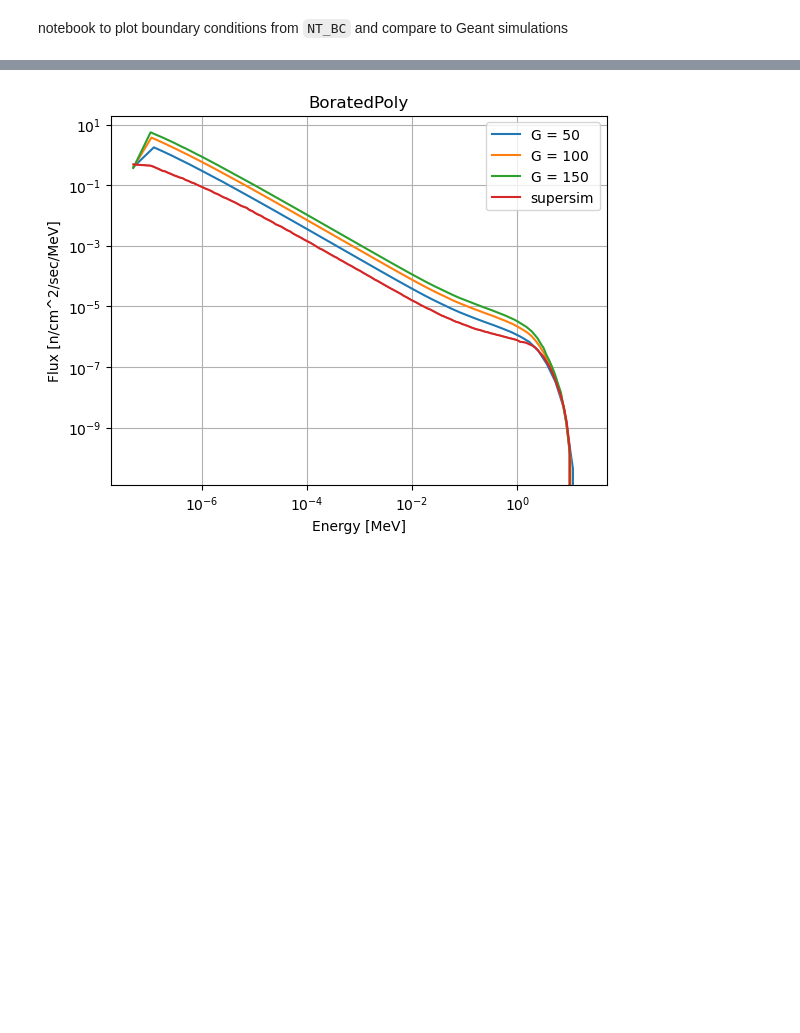
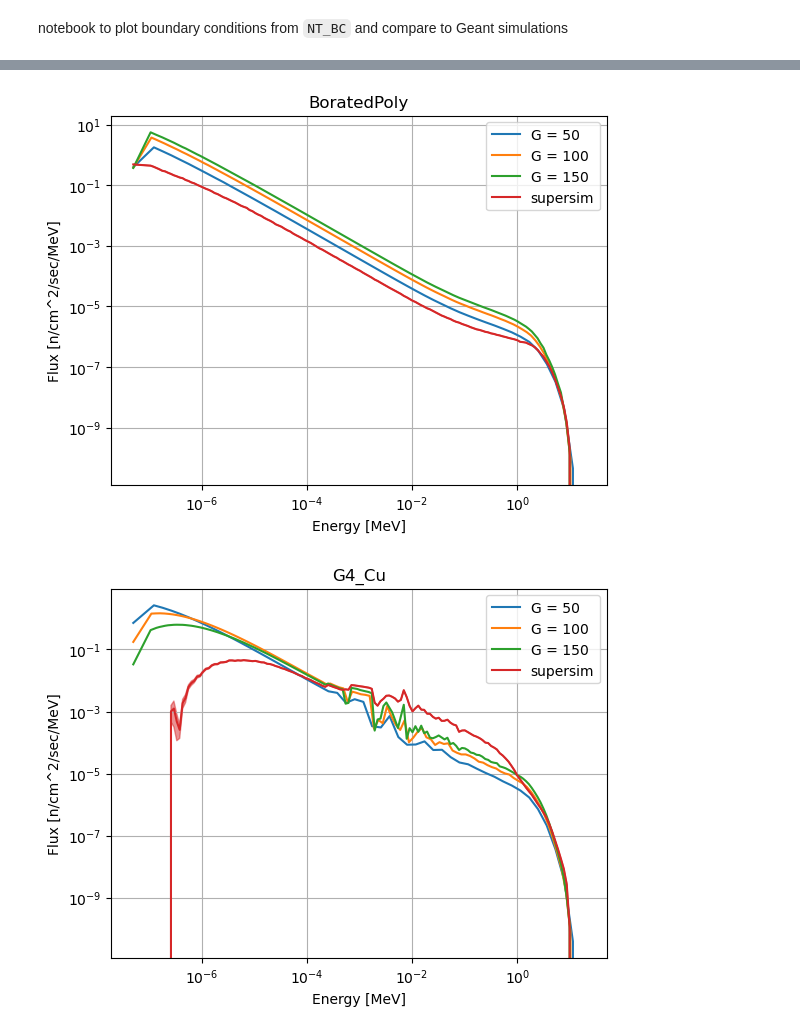
Before and after one commit to villano-lab/ntransporter, a Jupyter notebook: boundary_conditions/plotting_bc.ipynb, the cells around one changed output, grey strips where cells are left out. Cells and saved outputs as stored; diff of their text form; code cells hidden in the pictures; blank space fills up the shorter version.

```diff
--- a/boundary_conditions/plotting_bc.ipynb
+++ b/boundary_conditions/plotting_bc.ipynb
@@ -43,7 +47,8 @@ Gs = {'Norite': (50, 100, 150),
       'G4_Si': (50, 100, 200),
       'G4_Pb': (50, 150, 250),
       'G4_POLYETHYLENE': (50, 100, 150),
-      'BoratedPoly': (50, 100, 150)}
+      'BoratedPoly': (50, 100, 150),
+      'G4_Cu': (50, 100, 150)}
 
 for mat in matlist:
 
@@ -55,34 +60,35 @@ for mat in matlist:
     plt.figure()
     plt.loglog()
     plt.grid()
     plt.xlabel('Energy [MeV]')
     plt.ylabel('Flux [n/cm^2/sec/MeV]')
     plt.title(mat)
 
     for G in Gs[mat]:
         #G += 100*(mat=='G4_Si')
-        data_file = f'data/V1/data_{mat}_{G}_BC_V1.dat'
+        data_file = BC_data_dir + f'data_{mat}_{G}_BC_V1.dat'
         dat = pd.read_csv(data_file, sep = ' ', index_col = 0, names = ['Eg','phig'])
 
         Eg = dat.Eg.values
         phig = dat.phig.values
         gs = dat.index
 
         plt.plot(*plottable_spectrum(Eg, phig), label = f'G = {G}')
 
     Eg_s, phig_s = plottable_spectrum(ss_dat.Eg.values, ss_dat.phig.values)
     _, dphig_s = plottable_spectrum(ss_dat.Eg.values, ss_dat.dphig.values)
     ss_plot = plt.plot(Eg_s, phig_s, label = 'supersim')
     plt.fill_between(Eg_s, phig_s - dphig_s, phig_s + dphig_s, alpha =  0.5, color = ss_plot[0].get_color())
     #plt.plot(Eg[:-1], (1e-11)/Eg[:-1], label = '1/E')
 
     plt.legend()
 # %% [output]
 [figure]
 [figure]
 [figure]
 [figure]
 [figure]
+[figure, added]
 # %%
 # compare flux and emission strength (group source/group total cross section)
 G = 100
```
Also changed, not shown: parts of 12 cells of this notebook.
